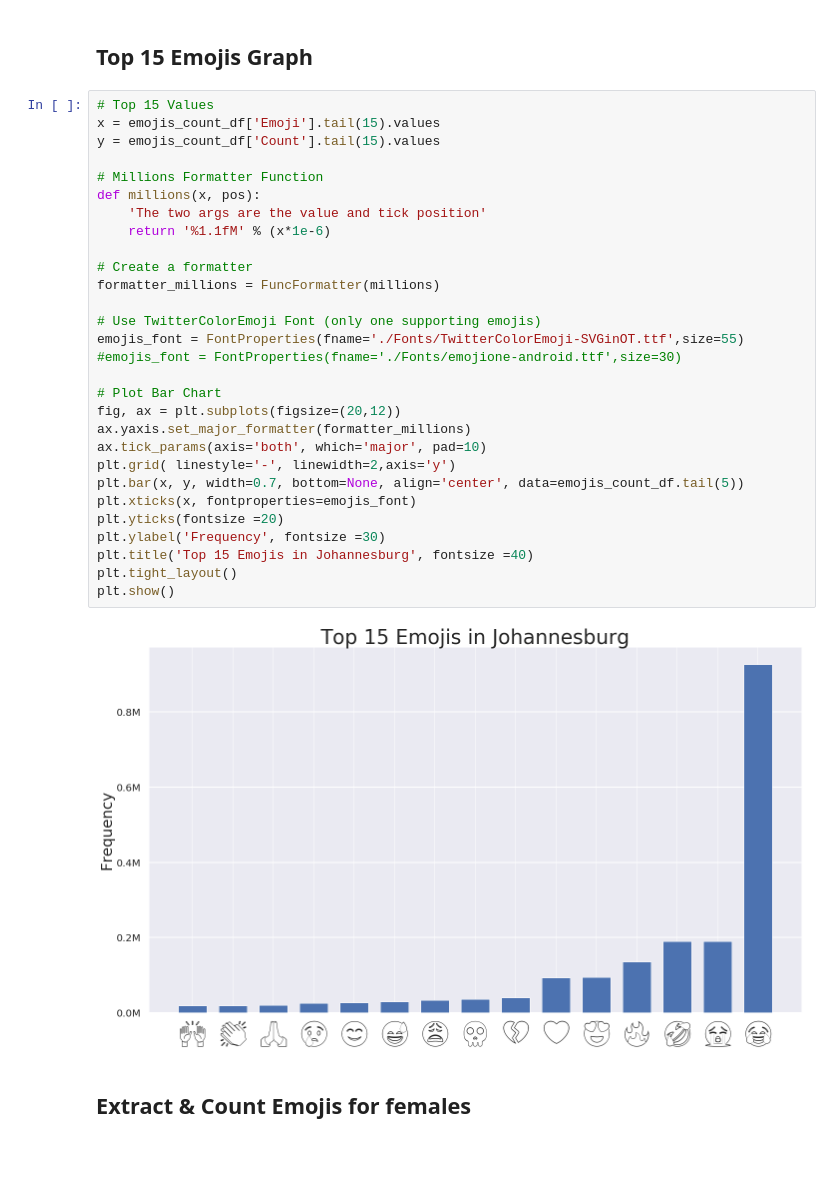
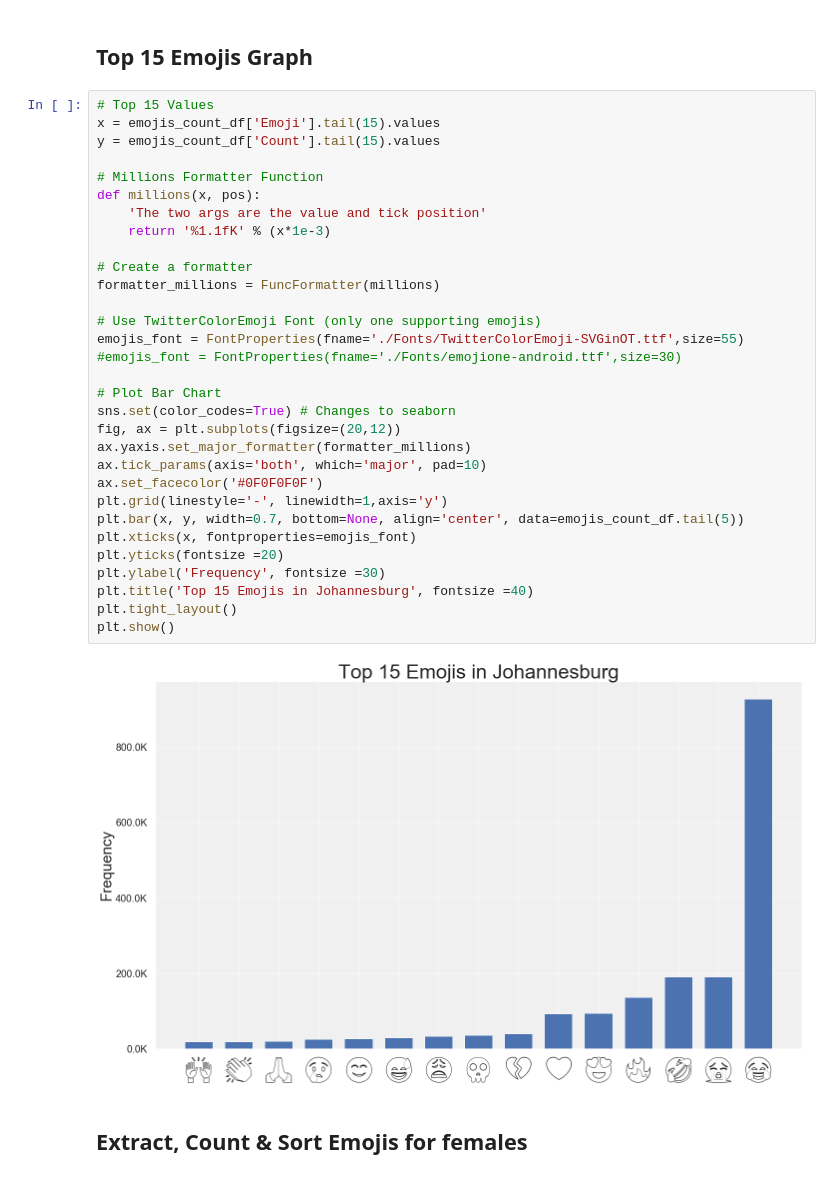
Before and after one commit to stylianosnicoletti/Emojis-usage-in-social-media-by-demographics, a Jupyter notebook: Jupyter/Emojis_ Johannesburg .ipynb, the cells around one changed output. Saved outputs shown, nothing was run; the diff lists cells and outputs as text.

```diff
--- a/Jupyter/Emojis_ Johannesburg .ipynb
+++ b/Jupyter/Emojis_ Johannesburg .ipynb
@@ -94,34 +74,36 @@ emojis_count_df
 # %%
 # Top 15 Values
 x = emojis_count_df['Emoji'].tail(15).values
 y = emojis_count_df['Count'].tail(15).values
 
 # Millions Formatter Function
 def millions(x, pos):
     'The two args are the value and tick position'
-    return '%1.1fM' % (x*1e-6)
+    return '%1.1fK' % (x*1e-3)
 
 # Create a formatter
 formatter_millions = FuncFormatter(millions)
 
 # Use TwitterColorEmoji Font (only one supporting emojis)
 emojis_font = FontProperties(fname='./Fonts/TwitterColorEmoji-SVGinOT.ttf',size=55)
 #emojis_font = FontProperties(fname='./Fonts/emojione-android.ttf',size=30)
 
 # Plot Bar Chart
+sns.set(color_codes=True) # Changes to seaborn
 fig, ax = plt.subplots(figsize=(20,12))
 ax.yaxis.set_major_formatter(formatter_millions)
 ax.tick_params(axis='both', which='major', pad=10)
-plt.grid( linestyle='-', linewidth=2,axis='y')
+ax.set_facecolor('#0F0F0F0F')
+plt.grid(linestyle='-', linewidth=1,axis='y')
 plt.bar(x, y, width=0.7, bottom=None, align='center', data=emojis_count_df.tail(5))
 plt.xticks(x, fontproperties=emojis_font)
 plt.yticks(fontsize =20)
 plt.ylabel('Frequency', fontsize =30)
 plt.title('Top 15 Emojis in Johannesburg', fontsize =40)
 plt.tight_layout()
 plt.show()
 # %% [output]
-[figure, old version]
+[figure, new version]
 # %% [markdown]
-## Extract & Count Emojis for females
+## Extract, Count & Sort Emojis for females
 # %%
```
Also changed, not shown: parts of 20 cells of this notebook, 1 other file.
